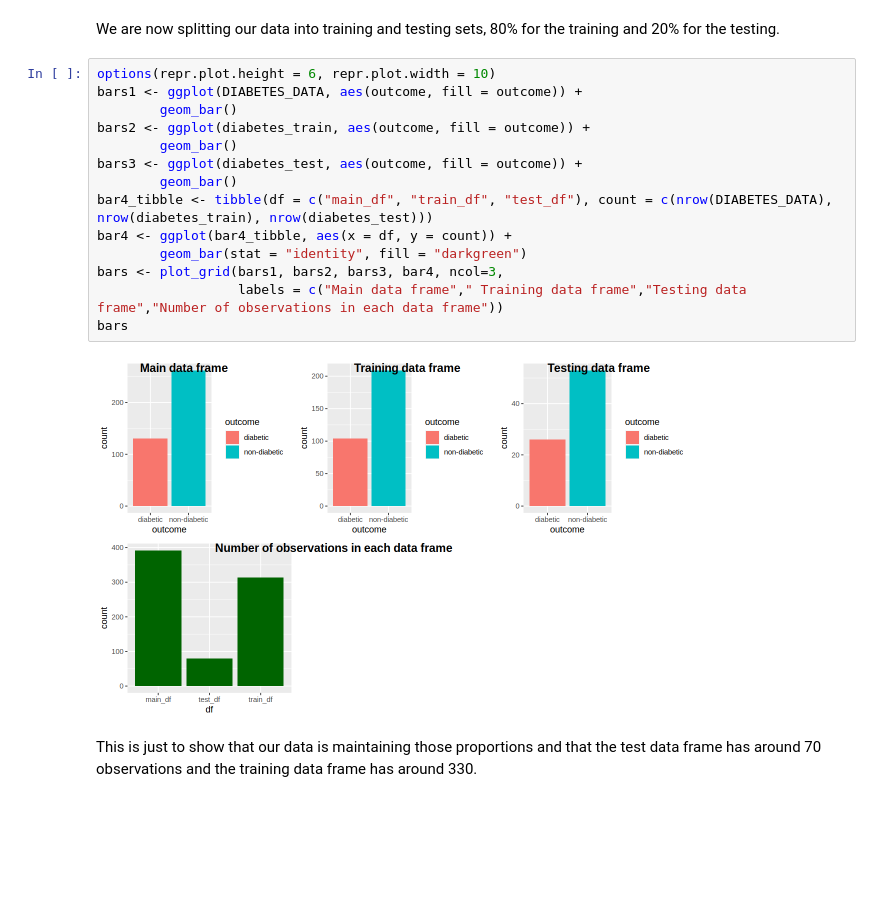
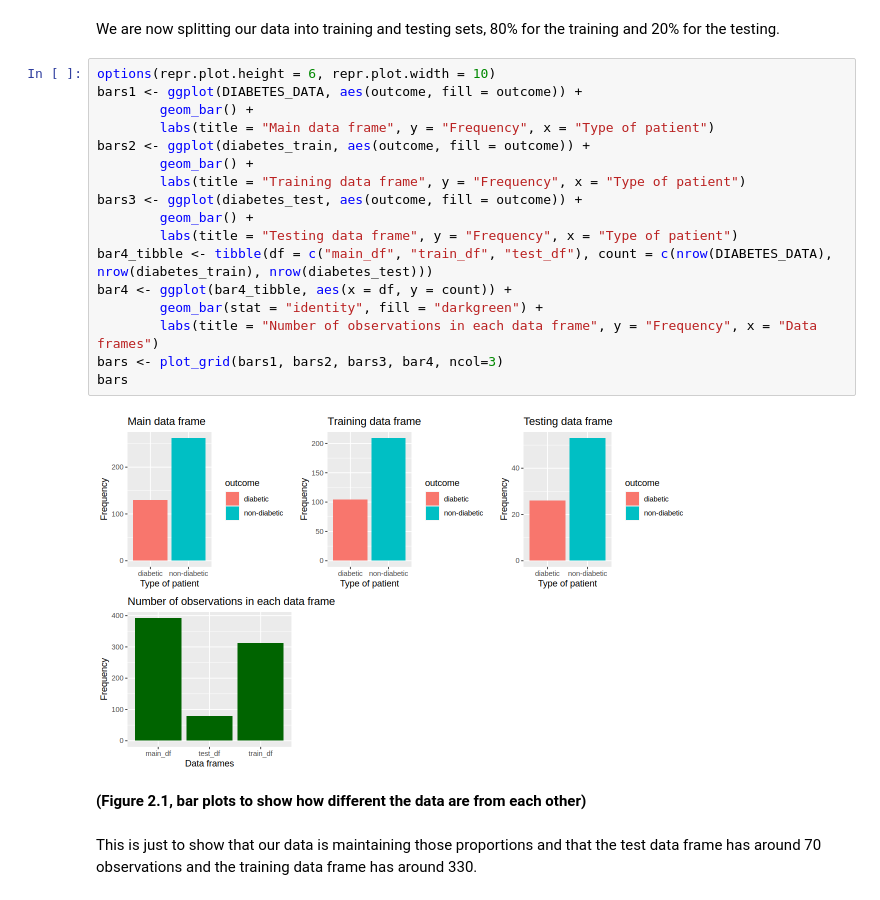
Before and after one commit to narjisaa/dsci-100-2023w1-group-10, a Jupyter notebook: group_project_report.ipynb, the cells around one changed output. Drawn from its saved outputs; the diff is of its cells as text; blank space fills up the shorter version.

```diff
--- a/group_project_report.ipynb
+++ b/group_project_report.ipynb
@@ -209,19 +219,24 @@ We are now splitting our data into training and testing sets, 80% for the traini
 # %%
 options(repr.plot.height = 6, repr.plot.width = 10)
 bars1 <- ggplot(DIABETES_DATA, aes(outcome, fill = outcome)) +
-        geom_bar()
+        geom_bar() +
+        labs(title = "Main data frame", y = "Frequency", x = "Type of patient")
 bars2 <- ggplot(diabetes_train, aes(outcome, fill = outcome)) +
-        geom_bar()
+        geom_bar() +
+        labs(title = "Training data frame", y = "Frequency", x = "Type of patient")
 bars3 <- ggplot(diabetes_test, aes(outcome, fill = outcome)) +
-        geom_bar()
+        geom_bar() +
+        labs(title = "Testing data frame", y = "Frequency", x = "Type of patient")
 bar4_tibble <- tibble(df = c("main_df", "train_df", "test_df"), count = c(nrow(DIABETES_DATA), nrow(diabetes_train), nrow(diabetes_test)))
 bar4 <- ggplot(bar4_tibble, aes(x = df, y = count)) +
-        geom_bar(stat = "identity", fill = "darkgreen")
-bars <- plot_grid(bars1, bars2, bars3, bar4, ncol=3,
-                  labels = c("Main data frame"," Training data frame","Testing data frame","Number of observations in each data frame"))
+        geom_bar(stat = "identity", fill = "darkgreen") +
+        labs(title = "Number of observations in each data frame", y = "Frequency", x = "Data frames")
+bars <- plot_grid(bars1, bars2, bars3, bar4, ncol=3)
 bars
 # %% [output]
-[figure, old version]
+[figure, new version]
+# %% [markdown]
+**(Figure 2.1, bar plots to show how different the data are from each other)**
 # %% [markdown]
 This is just to show that our data is maintaining those proportions and that the test data frame has around 70 observations and the training data frame has around 330.
 # %%
```
Also changed, not shown: parts of 13 cells of this notebook.
